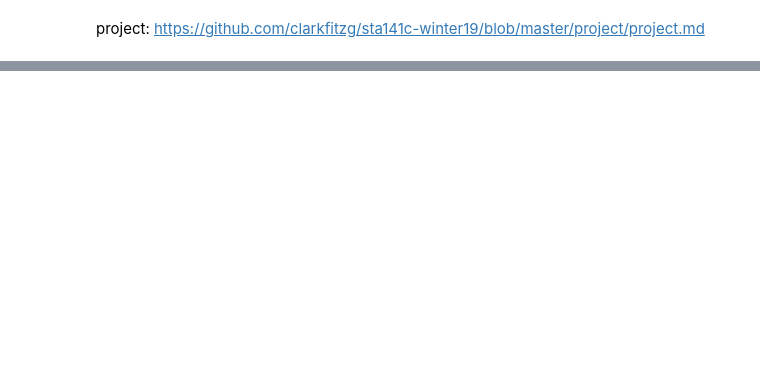
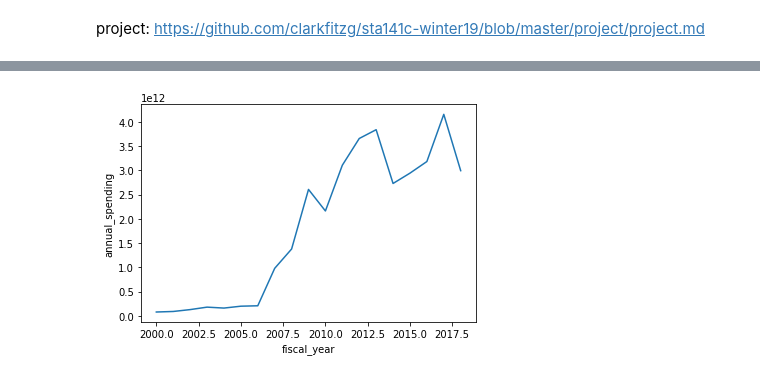
Before and after one commit to nathanjchan/sta141c-project, a Jupyter notebook: exploratory_data_analysis.ipynb, the cells around one changed output, grey strips where cells are left out. Saved outputs shown, nothing was run; the diff lists cells and outputs as text; code cells hidden in the pictures; blank space fills up the shorter version.

```diff
--- a/exploratory_data_analysis.ipynb
+++ b/exploratory_data_analysis.ipynb
@@ -7,0 +8,12 @@ agg = pd.read_csv("agg.csv")
+# %%
+# difference between agg and agg_awards:
+# agg: sum of total_obligation
+# agg_awards: annual spending from awards table (more accurate)
+
+agg = pd.read_csv("agg.csv")
+agg_awards = pd.read_csv("agg_awards.csv")
+
+# get rid of entries without fiscal year
+agg_awards = agg_awards[agg_awards["fiscal_year"] > 0]
+
+agg_awards
@@ -28,3 +60,7 @@ parties
 | 17 | 2017 | R | R | R |
 | 18 | 2018 | R | R | R |
 | 19 | 2019 | D | R | R |
+# %%
+# combine party data and award data
+data = pd.merge(agg_awards, parties, on = "fiscal_year")
+data
@@ -30,0 +86,4 @@ parties
+# %%
+yearly_spending = data.groupby("fiscal_year").aggregate({"annual_spending" : "sum"})
+yearly_spending = yearly_spending.reset_index()
+yearly_spending
@@ -30,0 +108,4 @@ parties
+# %%
+ax = sns.lineplot("fiscal_year", "annual_spending", data = yearly_spending)
+# %% [output]
+[figure, added]
```
Also changed, not shown: parts of 6 cells of this notebook, 2 other files.
